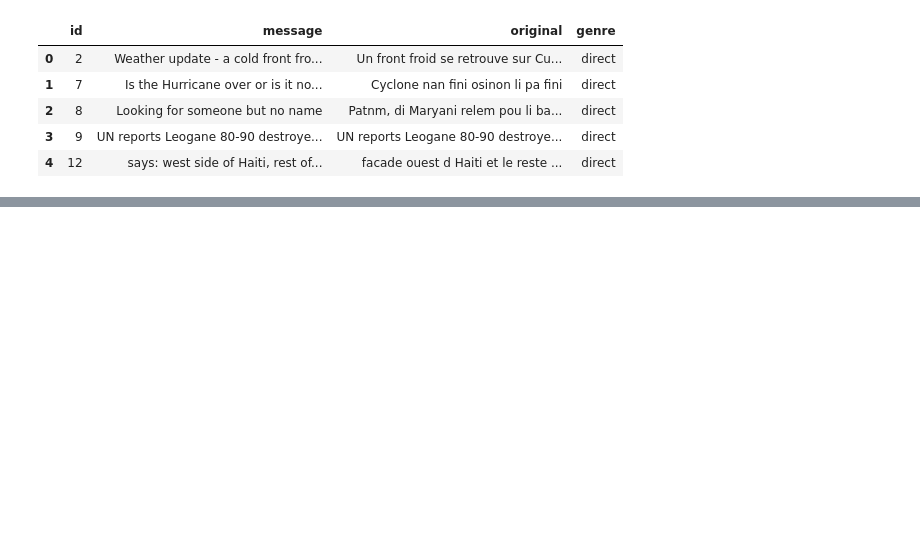
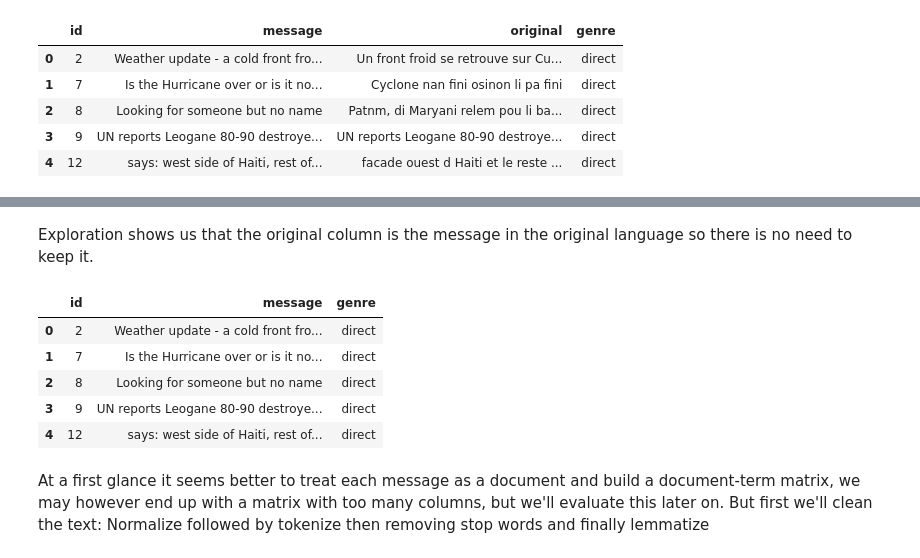
Before and after one commit to Rpinto02/DisasterResponsePipelines, a Jupyter notebook: Data_Preparation-Messages.ipynb, the cells around one changed output, grey strips where cells are left out. Saved outputs shown, nothing was run; the diff lists cells and outputs as text; code cells hidden in the pictures; blank space fills up the shorter version.

```diff
--- a/Data_Preparation-Messages.ipynb
+++ b/Data_Preparation-Messages.ipynb
@@ -252,0 +44,14 @@ categories2.sum(axis=0)
+# %% [markdown]
+Exploration shows us that the original column is the message in the original language so there is no need to keep it.
+# %%
+messages = messages.drop(columns=['original'])
+messages.head()
+# %% [output]
+|  | id | message | genre |
+| 0 | 2 | Weather update - a cold front fro... | direct |
+| 1 | 7 | Is the Hurricane over or is it no... | direct |
+| 2 | 8 | Looking for someone but no name | direct |
+| 3 | 9 | UN reports Leogane 80-90 destroye... | direct |
+| 4 | 12 | says: west side of Haiti, rest of... | direct |
+# %% [markdown]
+At a first glance it seems better to treat each message as a document and build a document-term matrix, we may however end up with a matrix with too many columns, but we'll evaluate this later on. But first we'll clean the text: Normalize followed by tokenize then removing stop words and finally lemmatize
```
Also changed, not shown: parts of 40 cells of this notebook.
